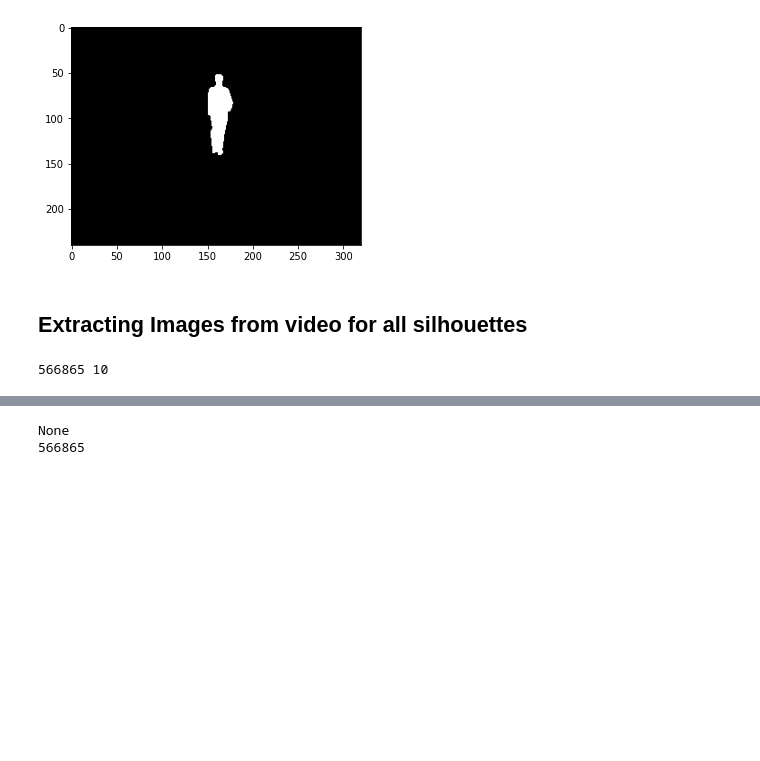
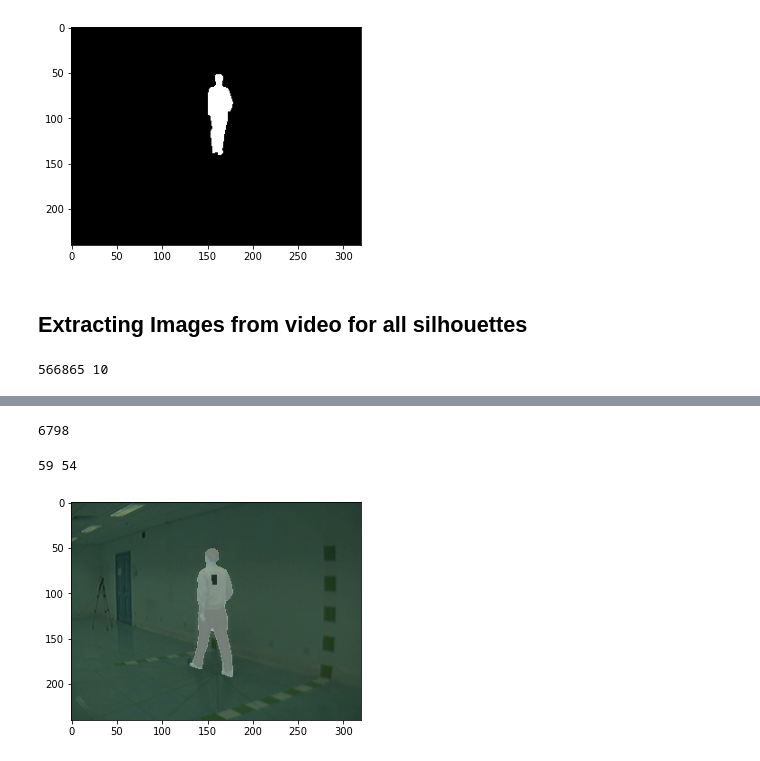
Before and after one commit to JosmarSuarez/Instance_Segmentation_Sandbox, a Jupyter notebook: annotation_tools/directories.ipynb, the cells around one changed output, grey strips where cells are left out. Saved outputs shown, nothing was run; the diff lists cells and outputs as text; code cells hidden in the pictures; blank space fills up the shorter version.

```diff
--- a/annotation_tools/directories.ipynb
+++ b/annotation_tools/directories.ipynb
@@ -66,11 +63,7 @@ for name in names:
-# %%
-a={}
-a["data"]=[1]
-print(a.get("l"))
-print(len(names))
-# %% [output]
-None
-566865
+# %%
+len(vid_dict)
+# %% [output]
+6798
 # %%
 for video in videos:
     cam = cv2.VideoCapture(vid_path + video)
@@ -111,3 +104,27 @@ for video in videos:
     # Release all space and windows once done
     cam.release()
     cv2.destroyAllWindows()
+# %%
+sil_path = "/home/josmar/proyectos/codes/datasets/casia_B1_silhouettes/"
+img_path = "/home/josmar/proyectos/codes/datasets/casia_B1_images/"
+
+print(len(sil_path),len(img_path))
+# %% [output]
+59 54
+# %%
+import random
+import cv2
+import matplotlib.pyplot as plt
+
+vid_list= list(vid_dict.keys())
+key = random.choice(vid_list)
+img_name = key + "-" + str(random.choice(vid_dict[key])).zfill(3)
+
+img = cv2.imread(img_path + img_name + ".jpg")
+plt.imshow(img)
+
+img2 = cv2.imread(sil_path + img_name + ".png")
+plt.imshow(img2, alpha=0.4)
+plt.show()
+# %% [output]
+[figure, added]
```
Also changed, not shown: parts of 1 cell of this notebook.
